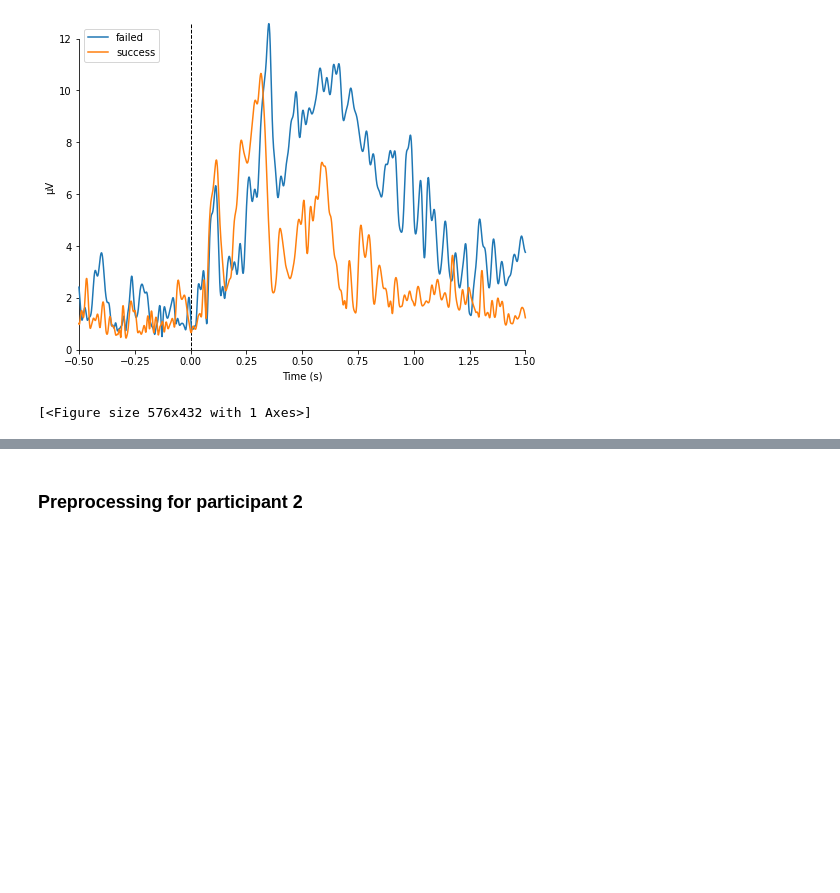
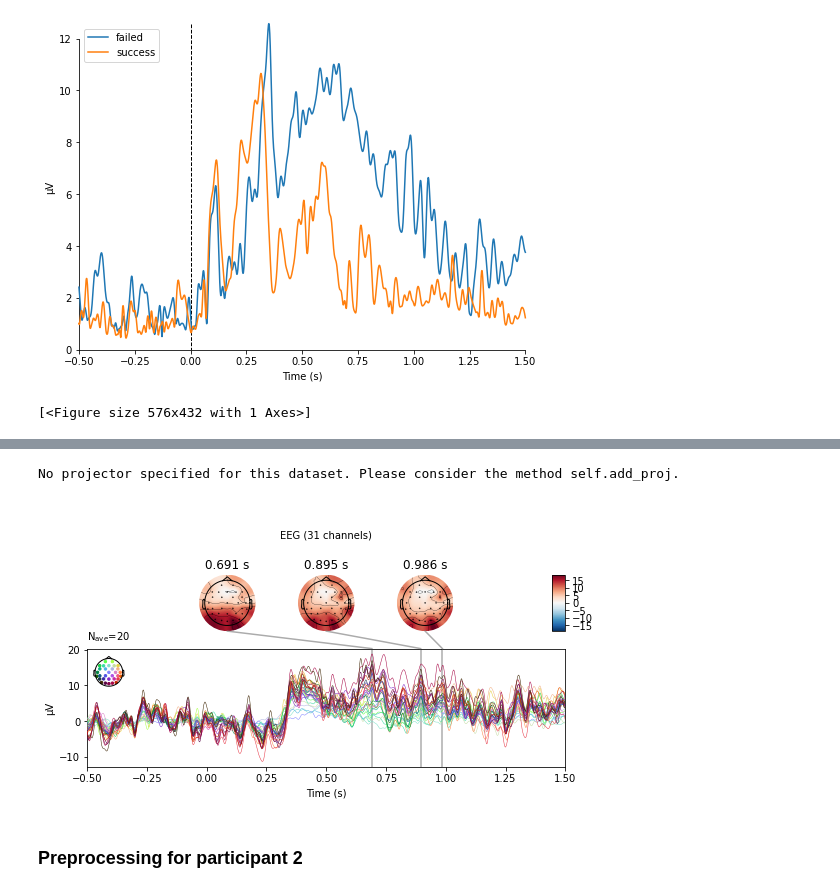
Before and after one commit to saraoe/ACN_2021, a Jupyter notebook: portfolio/portfolio_nb.ipynb, the cells around one changed output, grey strips where cells are left out. Saved outputs shown, nothing was run; the diff lists cells and outputs as text; code cells hidden in the pictures; blank space fills up the shorter version.

```diff
--- a/portfolio/portfolio_nb.ipynb
+++ b/portfolio/portfolio_nb.ipynb
@@ -347,3 +377,10 @@ combining channels using "gfp"
+# %%
+difference_wave.plot_joint();
+# the difference is very small at stimulus onset (timepoint 0)
+# Later the difference wave growns, thus, the signal between conditions changes
+# %% [output]
+No projector specified for this dataset. Please consider the method self.add_proj.
+[figure, added]
 # %% [markdown]
 ### Preprocessing for participant 2
 # %% [markdown]
```
Also changed, not shown: parts of 29 cells of this notebook.
